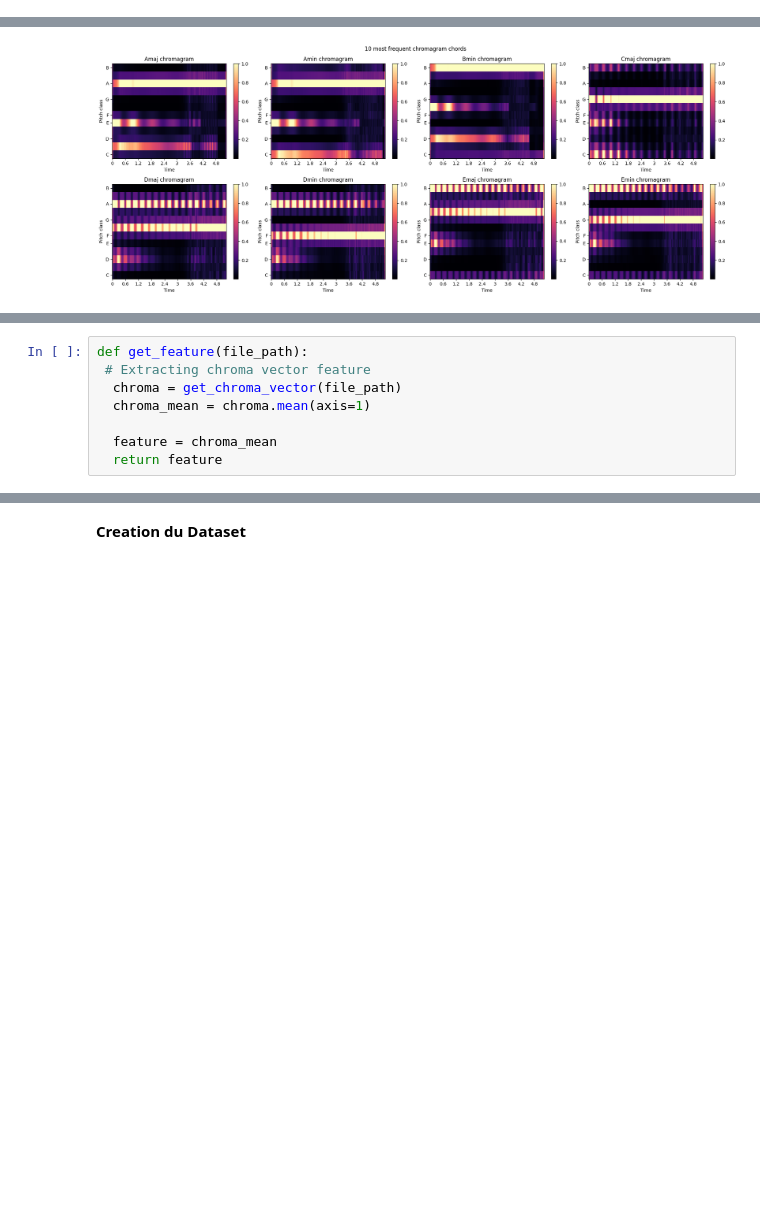
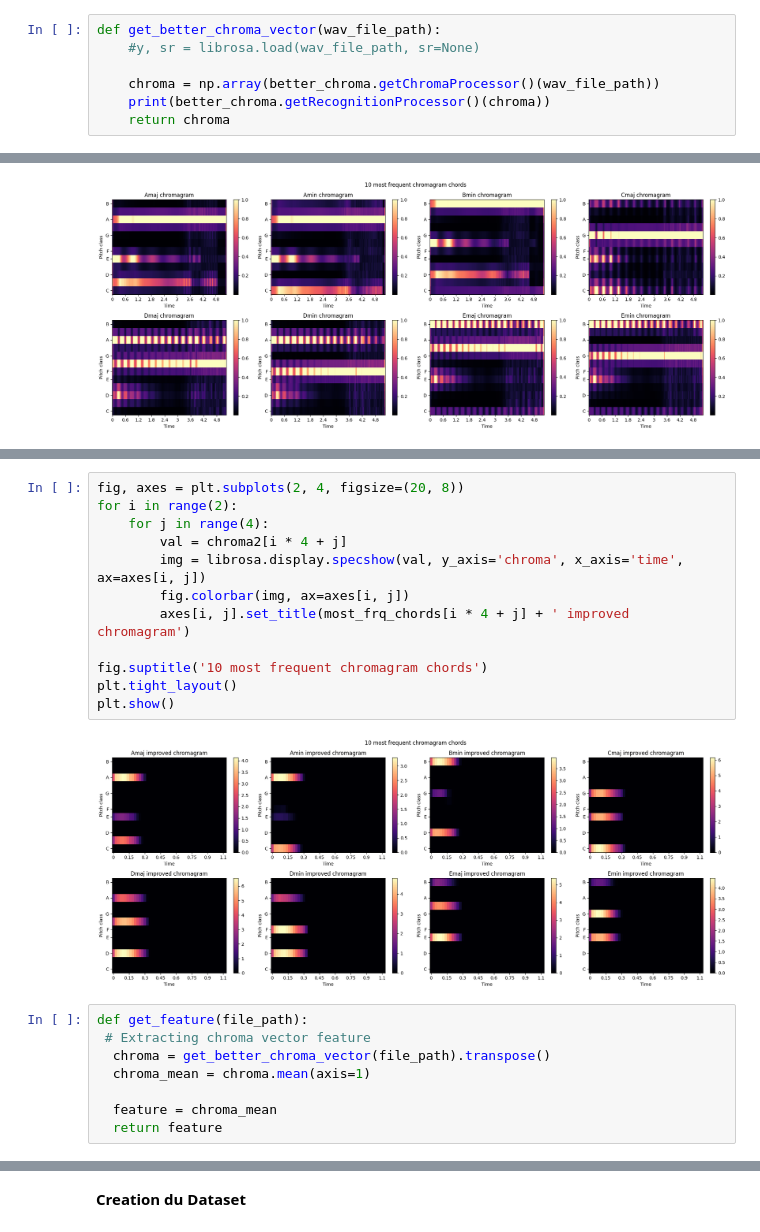
Before and after one commit to bonjooooour/PFE_Analayse_musicale, a Jupyter notebook: Chords_analysis/rn_on_one_chord.ipynb, the cells around one changed output, grey strips where cells are left out. Cells and saved outputs as stored; diff of their text form; blank space fills up the shorter version.

```diff
--- a/Chords_analysis/rn_on_one_chord.ipynb
+++ b/Chords_analysis/rn_on_one_chord.ipynb
@@ -26,4 +32,11 @@ def get_chroma_vector(wav_file_path, target_duration=3):
     df_filtered = df_chroma[colonnes_a_conserver]
     new_chroma = df_filtered.to_numpy()
     return new_chroma
+# %%
+def get_better_chroma_vector(wav_file_path):
+    #y, sr = librosa.load(wav_file_path, sr=None)
+
+    chroma = np.array(better_chroma.getChromaProcessor()(wav_file_path))
+    print(better_chroma.getRecognitionProcessor()(chroma))
+    return chroma
 # %%
@@ -66,7 +99,21 @@ plt.show()
+# %%
+fig, axes = plt.subplots(2, 4, figsize=(20, 8))
+for i in range(2):
+    for j in range(4):
+        val = chroma2[i * 4 + j]
+        img = librosa.display.specshow(val, y_axis='chroma', x_axis='time', ax=axes[i, j])
+        fig.colorbar(img, ax=axes[i, j])
+        axes[i, j].set_title(most_frq_chords[i * 4 + j] + ' improved chromagram')
+
+fig.suptitle('10 most frequent chromagram chords')
+plt.tight_layout()
+plt.show()
+# %% [output]
+[figure, added]
 # %%
 def get_feature(file_path):
  # Extracting chroma vector feature
-  chroma = get_chroma_vector(file_path)
+  chroma = get_better_chroma_vector(file_path).transpose()
   chroma_mean = chroma.mean(axis=1)
 
   feature = chroma_mean
```
Also changed, not shown: parts of 12 cells of this notebook, 16 other files.
